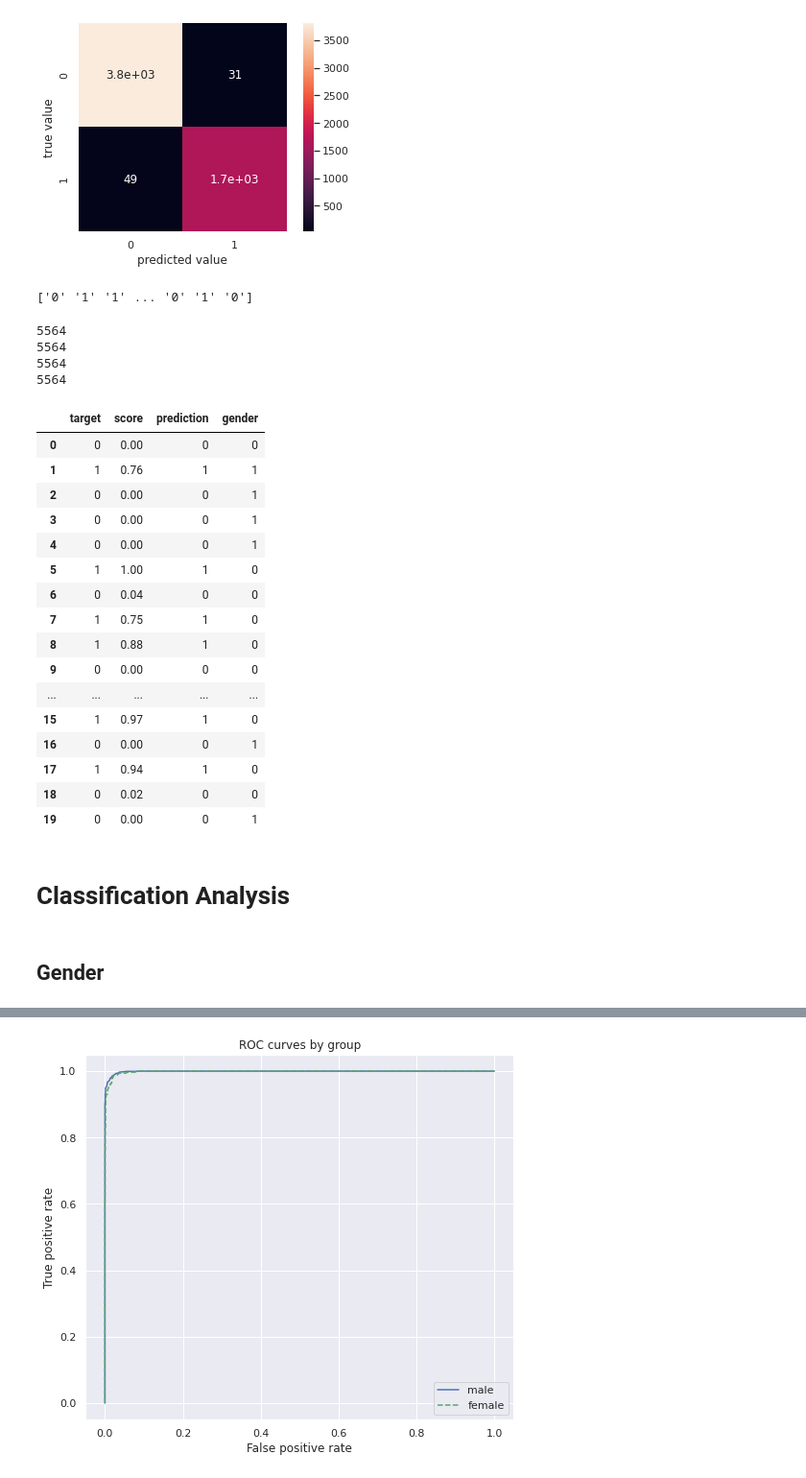
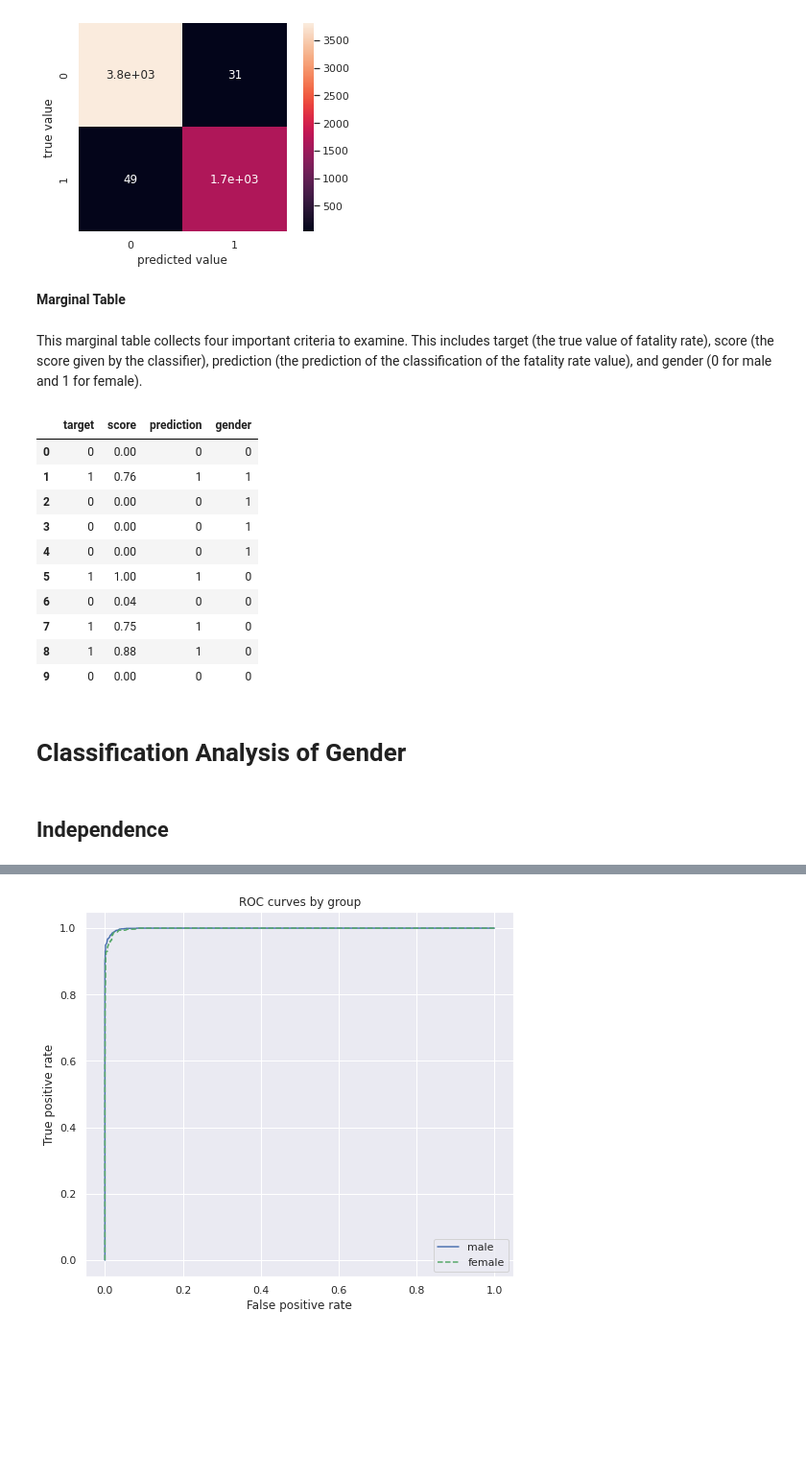
Before and after one commit to kylunr/SuicideRateDataAnalysis, a Jupyter notebook: SuicideRateAnalysis.ipynb, the cells around one changed output, grey strips where cells are left out. Shown at 96% size. Cells and saved outputs as stored; diff of their text form; code cells hidden in the pictures; blank space fills up the shorter version.

```diff
--- a/SuicideRateAnalysis.ipynb
+++ b/SuicideRateAnalysis.ipynb
@@ -125,8 +166,13 @@ pd.to_numeric(data['Generation']);
 pd.to_numeric(data['Sex']);
 pd.to_numeric(data['GDP']);
 
-# For testing
-data1 = data.copy()
-
-data1.head(100000)
+"""
+def data_transform(df):
+    binary_data = pd.get_dummies(df)
+    feature_cols = binary_data[binary_data.columns[:-2]]
+    scaler = preprocessing.StandardScaler()
+    data = pd.DataFrame(scaler.fit_transform(feature_cols), columns=feature_cols.columns)
+    return data
+data = data_transform(data)
+"""
 # %% [output]
@@ -181,48 +206,40 @@ plt.xlabel('predicted value')
 plt.ylabel('true value');
 # %% [output]
 [figure]
-# %%
-print(X_test[:, 0])
-# %% [output]
-['0' '1' '1' ... '0' '1' '0']
+# %% [markdown]
+**Marginal Table**
+# %% [markdown]
+This marginal table collects four important criteria to examine.  This includes target (the true value of fatality rate), score (the score given by the classifier), prediction (the prediction of the classification of the fatality rate value), and gender (0 for male and 1 for female).
 # %%
 scores = model.predict_proba(X_test)[:, 1]
 d = {'target' : y_test,
      'score' : scores,
      'prediction' : y_pred,
-     'gender' : X_test[:, 0]}
+     'gender' : X_test[:, 0]
+     }
 
+"""
 print(len(y_test))
 print(len(scores))
 print(len(y_pred))
 print(len(X_test[:,0]))
-
+"""
 
 marginals = pd.DataFrame(data=d, columns=['target', 'score', 'prediction', 'gender'])
-marginals.head(20)
+marginals.head(10)
 # %% [output]
-5564
-5564
-5564
-5564
 |  | target | score | prediction | gender |
 | 0 | 0 | 0.00 | 0 | 0 |
 | 1 | 1 | 0.76 | 1 | 1 |
 | 2 | 0 | 0.00 | 0 | 1 |
 | 3 | 0 | 0.00 | 0 | 1 |
 | 4 | 0 | 0.00 | 0 | 1 |
 | 5 | 1 | 1.00 | 1 | 0 |
 | 6 | 0 | 0.04 | 0 | 0 |
 | 7 | 1 | 0.75 | 1 | 0 |
 | 8 | 1 | 0.88 | 1 | 0 |
 | 9 | 0 | 0.00 | 0 | 0 |
-| ... | ... | ... | ... | ... |
-| 15 | 1 | 0.97 | 1 | 0 |
-| 16 | 0 | 0.00 | 0 | 1 |
-| 17 | 1 | 0.94 | 1 | 0 |
-| 18 | 0 | 0.02 | 0 | 0 |
-| 19 | 0 | 0.00 | 0 | 1 |
 # %% [markdown]
-# **Classification Analysis**
+# **Classification Analysis of Gender**
 # %% [markdown]
-## **Gender**
+## **Independence**
```
Also changed, not shown: parts of 32 cells of this notebook.
